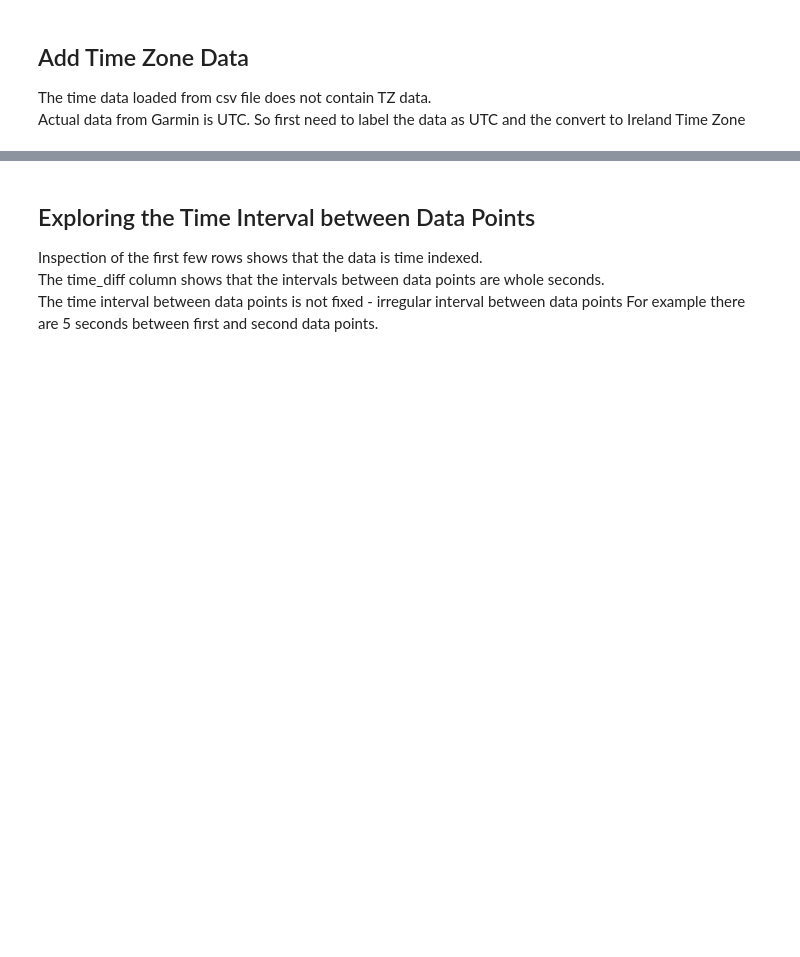
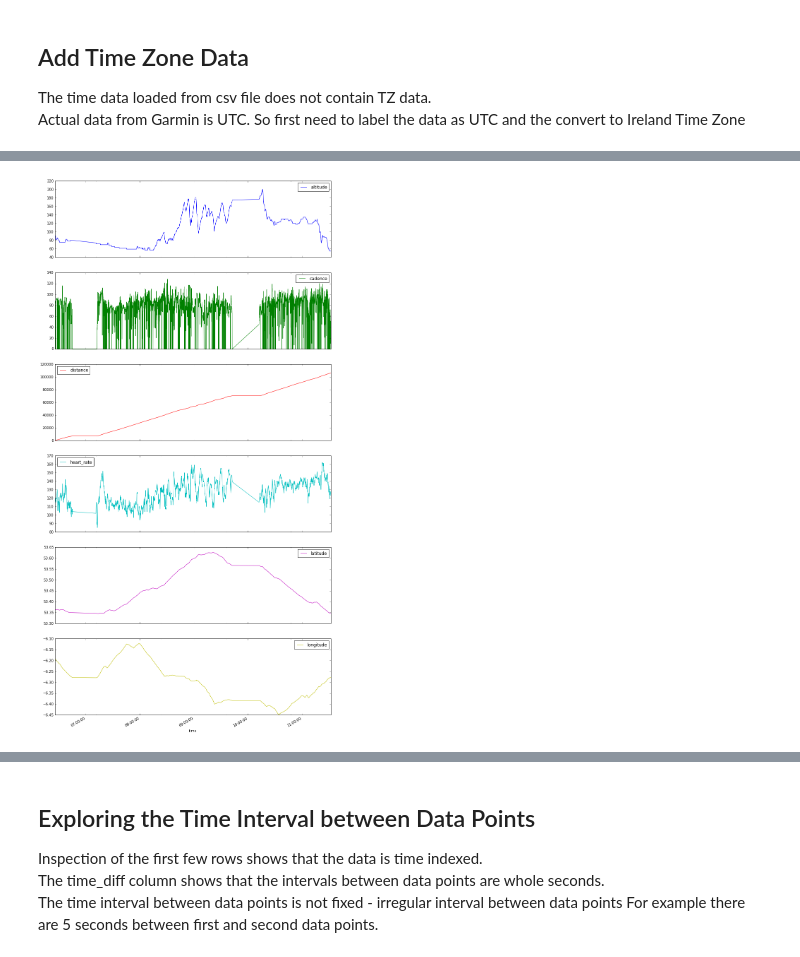
Before and after one commit to patclaffey/docker_jupyter, a Jupyter notebook: notebooks/Time Transformation.ipynb, the cells around one changed output, grey strips where cells are left out. Saved outputs shown, nothing was run; the diff lists cells and outputs as text; code cells hidden in the pictures; blank space fills up the shorter version.

Commit message:
clean up data inputs

```diff
--- a/notebooks/Time Transformation.ipynb
+++ b/notebooks/Time Transformation.ipynb
@@ -23,7 +23,7 @@ from pytz import common_timezones, all_timezones, timezone
 # Define name and path of data file
 # This data file contains a sub-set of activiy information relating to speed and time
 
-input_file = 'activity_speed.csv'
+input_file = 'activity_input.csv'
 input_dir = os.path.join("/", "opt","jupyter","data","csv" )
 input_file_path = os.path.join(input_dir , input_file)
 
@@ -103,0 +146,9 @@ tz_local = timezone('Europe/Dublin')
+# %%
+#plot all columns
+_ = df.plot(
+       subplots=True,
+        figsize=(14, 30),
+
+        )
+# %% [output]
+[figure, added]
```
Also changed, not shown: parts of 30 cells of this notebook, 1 other file.
